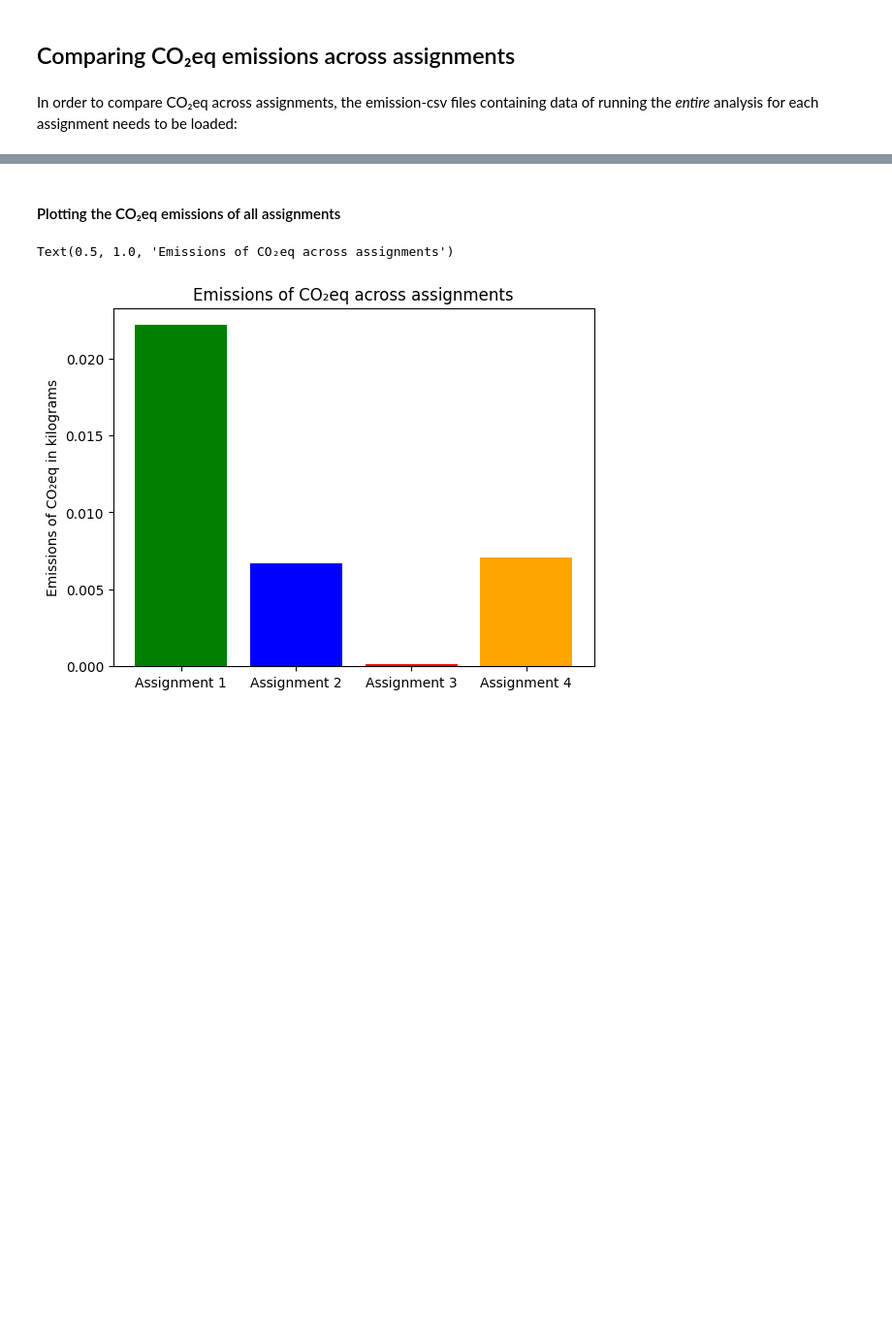
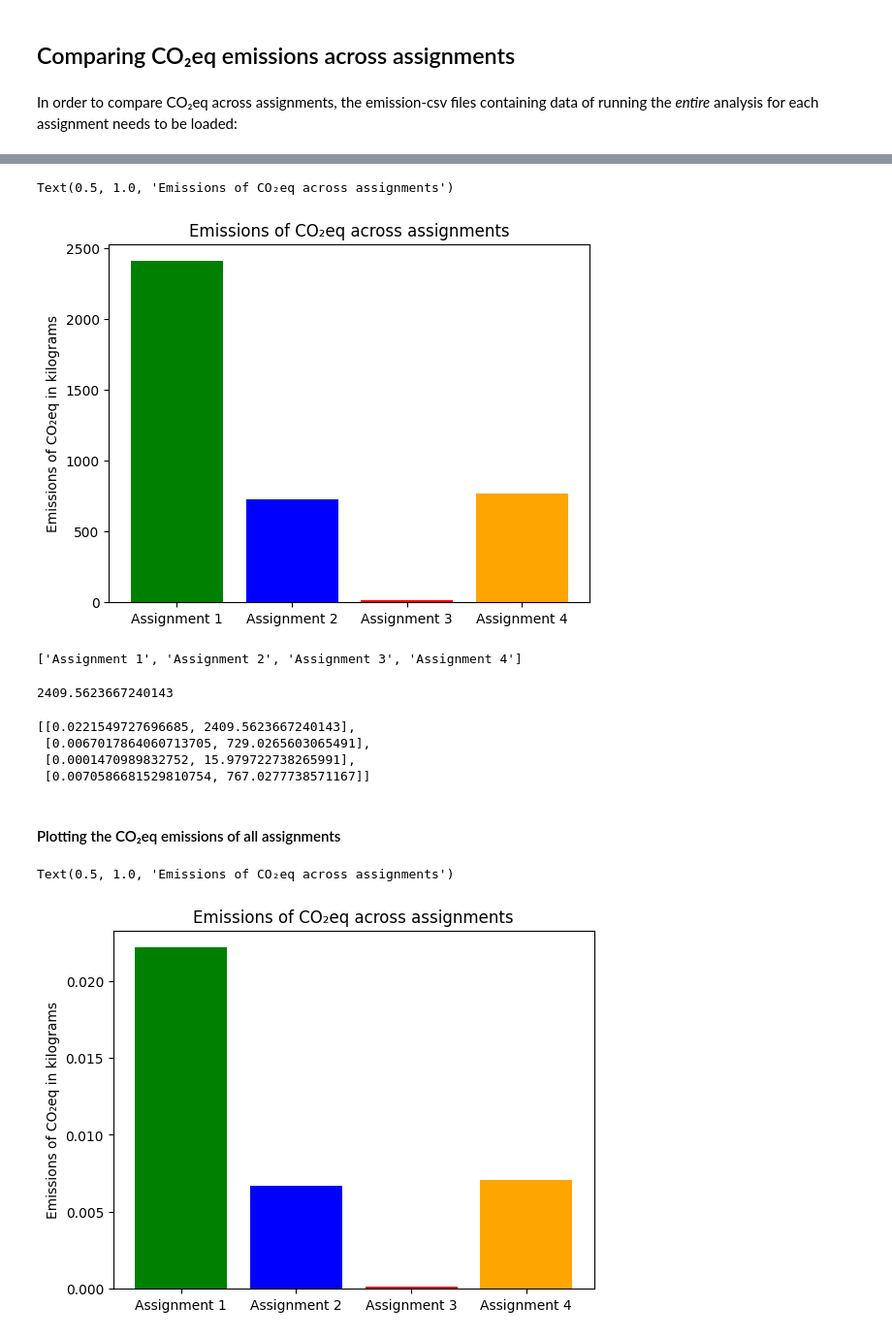
Before and after one commit to louisebphansen/assignment-5-evaluating-environmental-impact-louisebphansen, a Jupyter notebook: visualize.ipynb, the cells around one changed output, grey strips where cells are left out. Shown: that part at 97% size. Drawn from its saved outputs; the diff is of its cells as text; code cells hidden in the pictures; blank space fills up the shorter version.

```diff
--- a/visualize.ipynb
+++ b/visualize.ipynb
@@ -61,3 +61,7 @@ assignment3_total_emissions, assignment3_total_duration = total_emissions_and_ti
 # loading data for assignment 2
 assignment4_path = os.path.join('emissions', 'assignment4')
 assignment4_total_emissions, assignment4_total_duration = total_emissions_and_time(assignment4_path)
+# %%
+emissions_path = os.path.join('emissions')
+
+sorted(os.listdir(emissions_path))
@@ -63,0 +70,13 @@ assignment4_total_emissions, assignment4_total_duration = total_emissions_and_ti
+# %%
+emissions = []
+durations = []
+
+for folder in sorted(os.listdir(emissions_path)):
+
+    subfolder_path = os.path.join(emissions_path, folder)
+
+    emission, duration = total_emissions_and_time(subfolder_path)
+
+    #empty_dict[f'{folder}'] = [emissions, duration]
+    emissions.append(emission)
+    durations.append(duration)
@@ -63,0 +90,7 @@ assignment4_total_emissions, assignment4_total_duration = total_emissions_and_ti
+# %%
+plt.bar(assignments, durations, color = ['green', 'blue', 'red', 'orange'])
+plt.ylabel('Emissions of CO₂eq in kilograms')
+plt.title('Emissions of CO₂eq across assignments')
+# %% [output]
+Text(0.5, 1.0, 'Emissions of CO₂eq across assignments')
+[figure, added]
@@ -64,3 +99,18 @@ assignment4_total_emissions, assignment4_total_duration = total_emissions_and_ti
+# %%
+assignments
+# %% [output]
+['Assignment 1', 'Assignment 2', 'Assignment 3', 'Assignment 4']
+# %%
+empty_list[0][1]
+# %% [output]
+2409.5623667240143
+# %%
+list(empty_dict.values())
+# %% [output]
+[[0.0221549727696685, 2409.5623667240143],
+ [0.0067017864060713705, 729.0265603065491],
+ [0.0001470989832752, 15.979722738265991],
+ [0.0070586681529810754, 767.0277738571167]]
 # %%
 total_emissions_data = {'Assignment 1': assignment1_total_emissions,
         'Assignment 2': assignment2_total_emissions,
```
Also changed, not shown: parts of 9 cells of this notebook, 11 other files.
